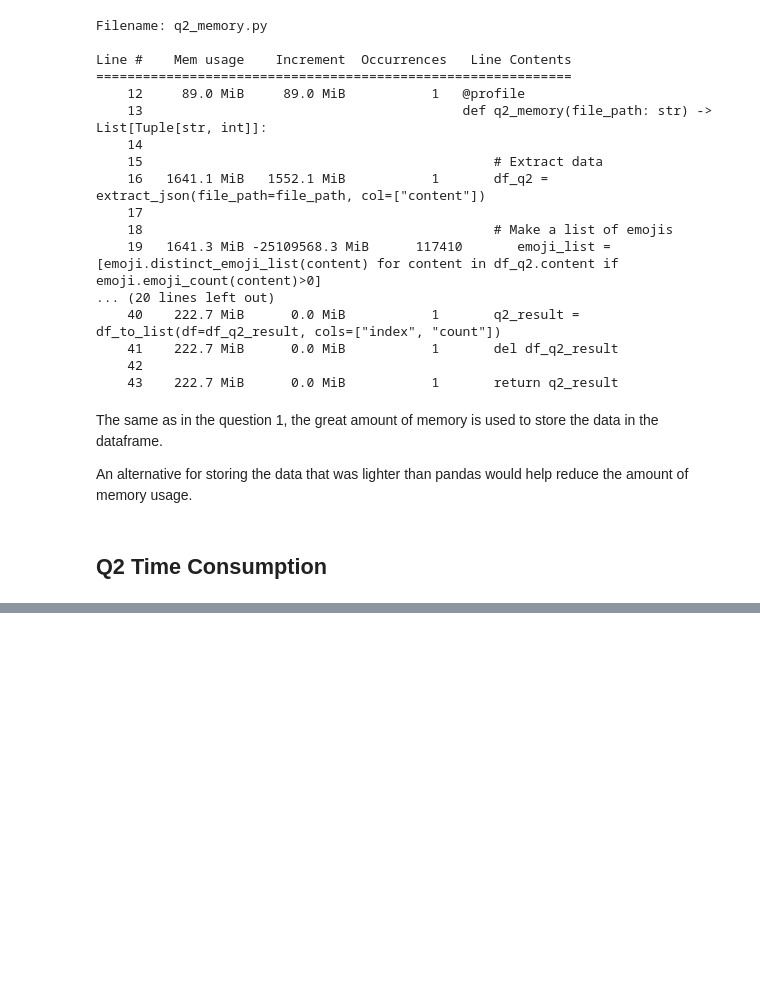
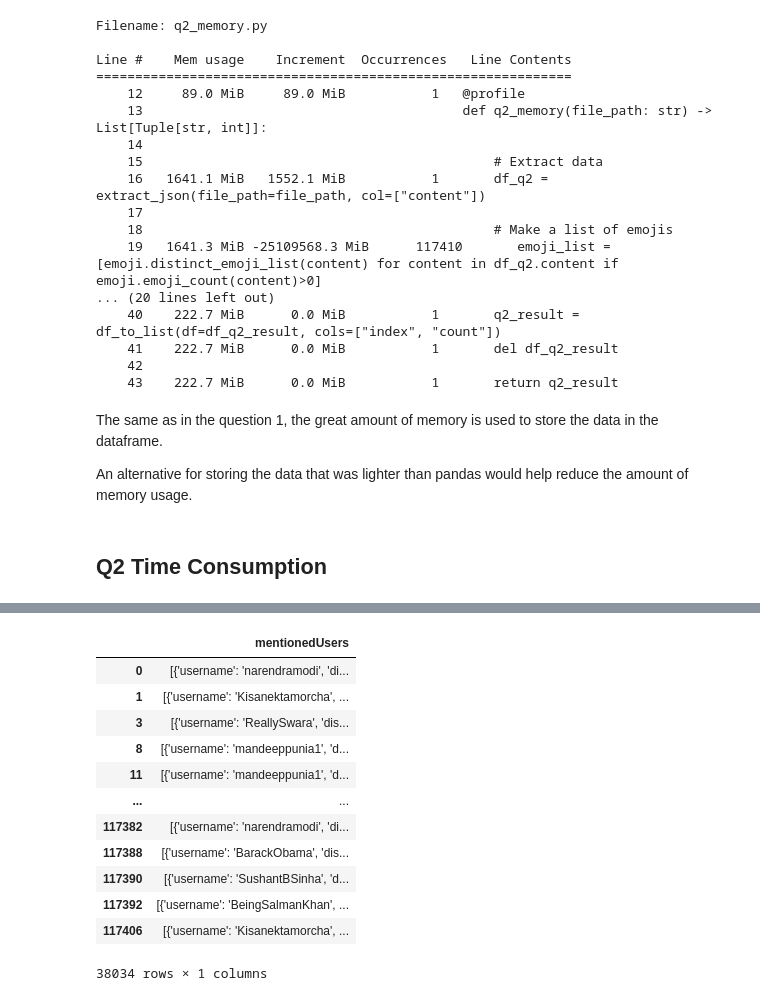
Before and after one commit to arthurkko/latam-challenge, a Jupyter notebook: src/challenge.ipynb, the cells around one changed output, grey strips where cells are left out. Cells and saved outputs as stored; diff of their text form; code cells hidden in the pictures; blank space fills up the shorter version.

```diff
--- a/src/challenge.ipynb
+++ b/src/challenge.ipynb
@@ -543,0 +553,17 @@ As mentioned earlier, dataframes might not be the best way to handle the data as
+# %%
+df_q3 = extract_json(file_path=file_path, col=["mentionedUsers"])
+df_q3
+# %% [output]
+|  | mentionedUsers |
+| 0 | [{'username': 'narendramodi', 'di... |
+| 1 | [{'username': 'Kisanektamorcha', ... |
+| 3 | [{'username': 'ReallySwara', 'dis... |
+| 8 | [{'username': 'mandeeppunia1', 'd... |
+| 11 | [{'username': 'mandeeppunia1', 'd... |
+| ... | ... |
+| 117382 | [{'username': 'narendramodi', 'di... |
+| 117388 | [{'username': 'BarackObama', 'dis... |
+| 117390 | [{'username': 'SushantBSinha', 'd... |
+| 117392 | [{'username': 'BeingSalmanKhan', ... |
+| 117406 | [{'username': 'Kisanektamorcha', ... |
+38034 rows × 1 columns
```
Also changed, not shown: parts of 10 cells of this notebook, 3 other files.
